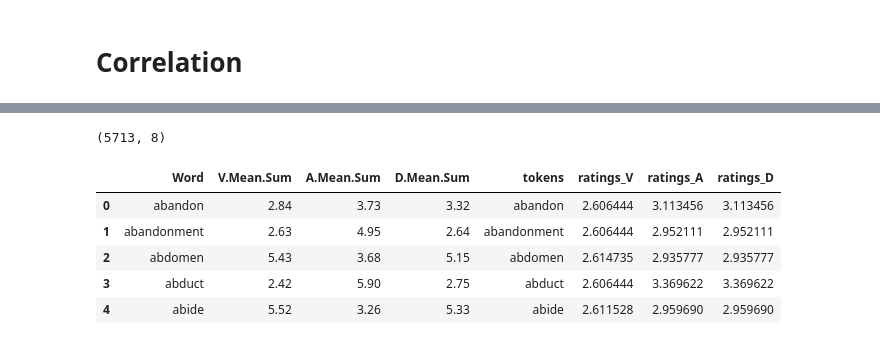
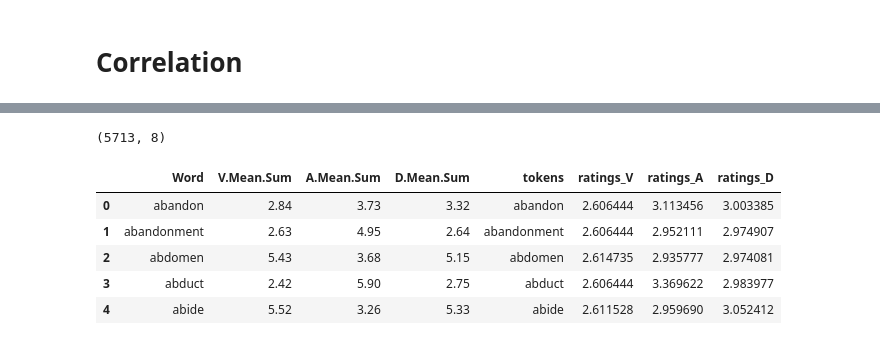
Before and after one commit to yoninachmany/empathy_dictionary, a Jupyter notebook: VAD correlations.ipynb, the cells around one changed output, grey strips where cells are left out. Drawn from its saved outputs; the diff is of its cells as text; code cells hidden in the pictures.

```diff
--- a/VAD correlations.ipynb
+++ b/VAD correlations.ipynb
@@ -292,18 +349,18 @@ correlations[results_key] = results
 # %%
 merge_df = vad_gold_df.merge(mixed_ffn_V_df, left_on='Word', right_on='tokens')
 merge_df = merge_df.merge(mixed_ffn_A_df, on='tokens', suffixes=('', '_A'))
-merge_df = merge_df.merge(mixed_ffn_A_df, on='tokens', suffixes=('', '_D'))
+merge_df = merge_df.merge(mixed_ffn_D_df, on='tokens', suffixes=('', '_D'))
 merge_df = merge_df.rename(index=str, columns={'ratings': 'ratings_V'})
 print(merge_df.shape)
 merge_df.head()
 # %% [output]
 (5713, 8)
 |  | Word | V.Mean.Sum | A.Mean.Sum | D.Mean.Sum | tokens | ratings_V | ratings_A | ratings_D |
-| 0 | abandon | 2.84 | 3.73 | 3.32 | abandon | 2.606444 | 3.113456 | 3.113456 |
-| 1 | abandonment | 2.63 | 4.95 | 2.64 | abandonment | 2.606444 | 2.952111 | 2.952111 |
-| 2 | abdomen | 5.43 | 3.68 | 5.15 | abdomen | 2.614735 | 2.935777 | 2.935777 |
-| 3 | abduct | 2.42 | 5.90 | 2.75 | abduct | 2.606444 | 3.369622 | 3.369622 |
-| 4 | abide | 5.52 | 3.26 | 5.33 | abide | 2.611528 | 2.959690 | 2.959690 |
+| 0 | abandon | 2.84 | 3.73 | 3.32 | abandon | 2.606444 | 3.113456 | 3.003385 |
+| 1 | abandonment | 2.63 | 4.95 | 2.64 | abandonment | 2.606444 | 2.952111 | 2.974907 |
+| 2 | abdomen | 5.43 | 3.68 | 5.15 | abdomen | 2.614735 | 2.935777 | 2.974081 |
+| 3 | abduct | 2.42 | 5.90 | 2.75 | abduct | 2.606444 | 3.369622 | 2.983977 |
+| 4 | abide | 5.52 | 3.26 | 5.33 | abide | 2.611528 | 2.959690 | 3.052412 |
 # %%
 results = {}
 results_key = 'mixed_level_ffn'
```
Also changed, not shown: parts of 13 cells of this notebook, 1 other file.
